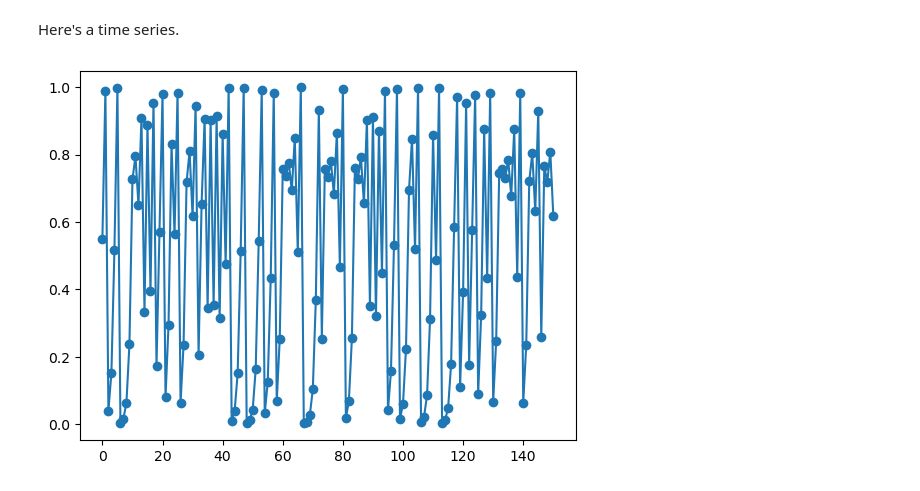
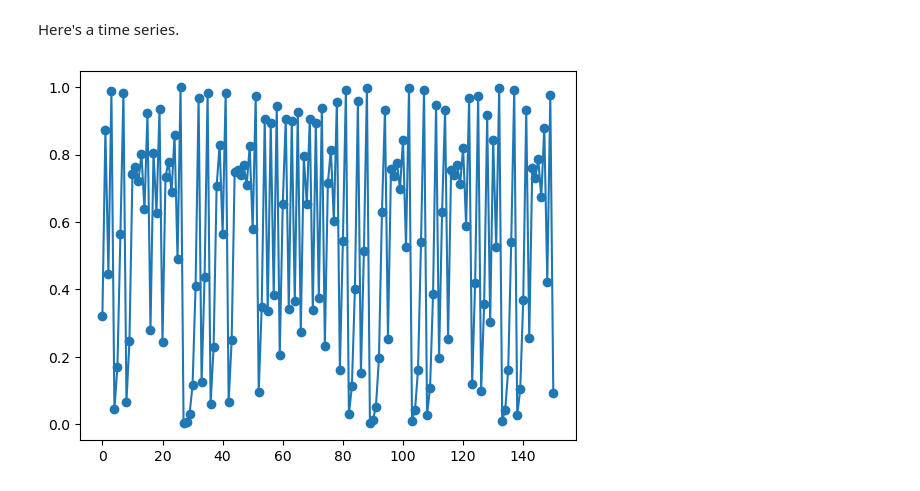
Before and after one commit to jstac/waseda_2025, a Jupyter notebook: assignments/quadratic_ts.ipynb, the cells around one changed output. Drawn from its saved outputs; the diff is of its cells as text; code cells hidden in the pictures.

```diff
--- a/assignments/quadratic_ts.ipynb
+++ b/assignments/quadratic_ts.ipynb
@@ -26,8 +30,8 @@ def generate_time_series(x_0, T=150):
     return x
 # %%
 fig, ax = plt.subplots()
-ts = generate_time_series(0.55)
+ts = generate_time_series(0.321)
 ax.plot(ts, '-o')
 plt.show()
 # %% [output]
-[figure, old version]
+[figure, new version]
```
Also changed, not shown: parts of 1 cell of this notebook.
